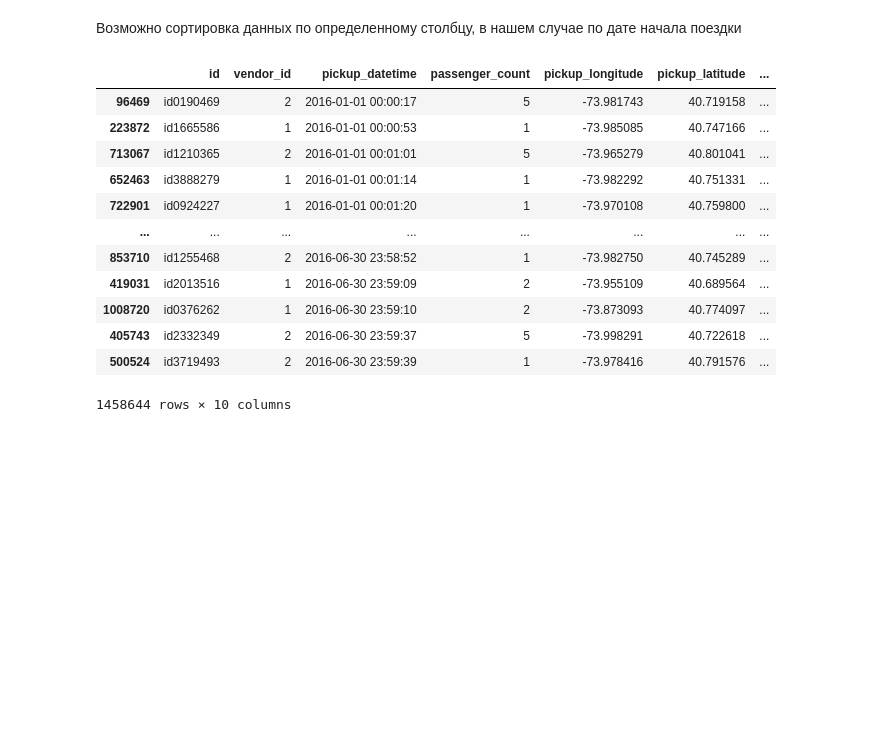
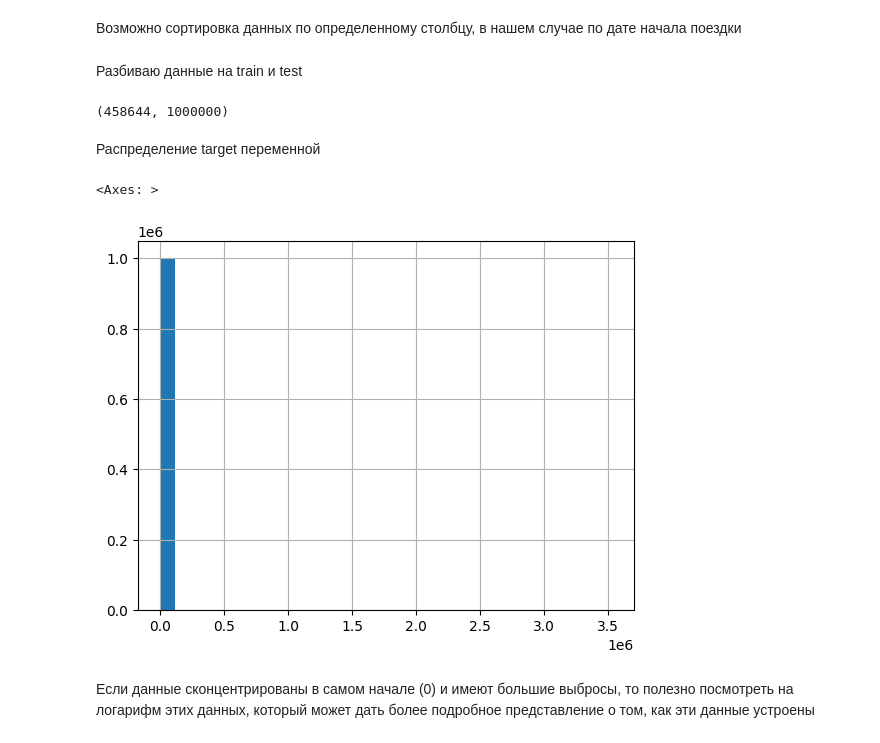
Before and after one commit to GarifullinII/LinearRegression, a Jupyter notebook: linear_regression.ipynb, the cells around one changed output. Cells and saved outputs as stored; diff of their text form; code cells hidden in the pictures; blank space fills up the shorter version.

Commit message:
add test and train data, hist

```diff
--- a/linear_regression.ipynb
+++ b/linear_regression.ipynb
@@ -92,18 +92,21 @@ df = df.drop('dropoff_datetime', axis=1)
 # %% [markdown]
 Возможно сортировка данных по определенному столбцу, в нашем случае по дате начала поездки
 # %%
-df.sort_values(by='pickup_datetime')
+df = df.sort_values(by='pickup_datetime')
-# %% [output]
-|  | id | vendor_id | pickup_datetime | passenger_count | pickup_longitude | pickup_latitude | ... |
-| 96469 | id0190469 | 2 | 2016-01-01 00:00:17 | 5 | -73.981743 | 40.719158 | ... |
-| 223872 | id1665586 | 1 | 2016-01-01 00:00:53 | 1 | -73.985085 | 40.747166 | ... |
-| 713067 | id1210365 | 2 | 2016-01-01 00:01:01 | 5 | -73.965279 | 40.801041 | ... |
-| 652463 | id3888279 | 1 | 2016-01-01 00:01:14 | 1 | -73.982292 | 40.751331 | ... |
-| 722901 | id0924227 | 1 | 2016-01-01 00:01:20 | 1 | -73.970108 | 40.759800 | ... |
-| ... | ... | ... | ... | ... | ... | ... | ... |
-| 853710 | id1255468 | 2 | 2016-06-30 23:58:52 | 1 | -73.982750 | 40.745289 | ... |
-| 419031 | id2013516 | 1 | 2016-06-30 23:59:09 | 2 | -73.955109 | 40.689564 | ... |
-| 1008720 | id0376262 | 1 | 2016-06-30 23:59:10 | 2 | -73.873093 | 40.774097 | ... |
-| 405743 | id2332349 | 2 | 2016-06-30 23:59:37 | 5 | -73.998291 | 40.722618 | ... |
-| 500524 | id3719493 | 2 | 2016-06-30 23:59:39 | 1 | -73.978416 | 40.791576 | ... |
-1458644 rows × 10 columns
+# %% [markdown]
+Разбиваю данные на train и test
+# %%
+train_df, test_df = df[:10 ** 6], df[10 ** 6:]
+# %%
+len(test_df), len(train_df)
+# %% [output]
+(458644, 1000000)
+# %% [markdown]
+Распределение target переменной
+# %%
+train_df.trip_duration.hist(bins=30)
+# %% [output]
+<Axes: >
+[figure, added]
+# %% [markdown]
+Если данные сконцентрированы в самом начале (0) и имеют большие выбросы, то полезно посмотреть на логарифм этих данных, который может дать более подробное представление о том, как эти данные устроены
```
Also changed, not shown: parts of 6 cells of this notebook.
